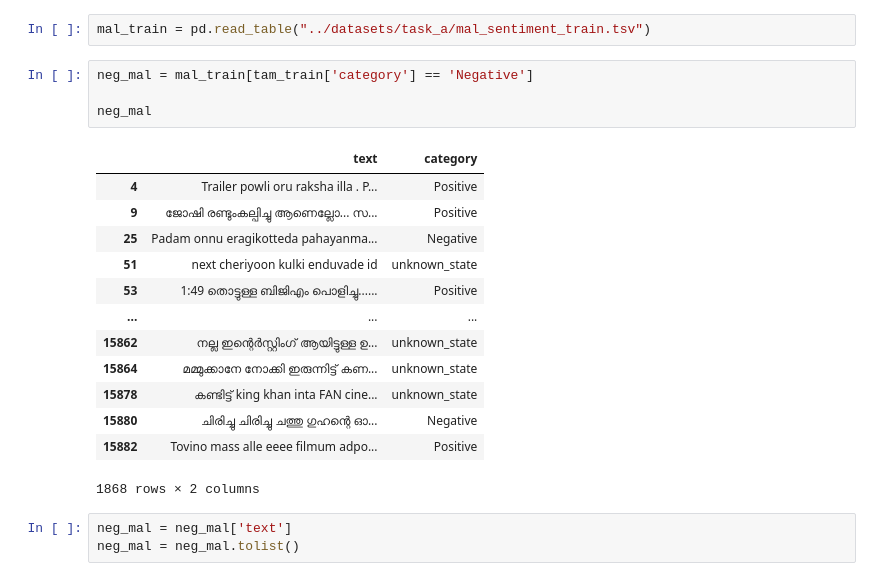
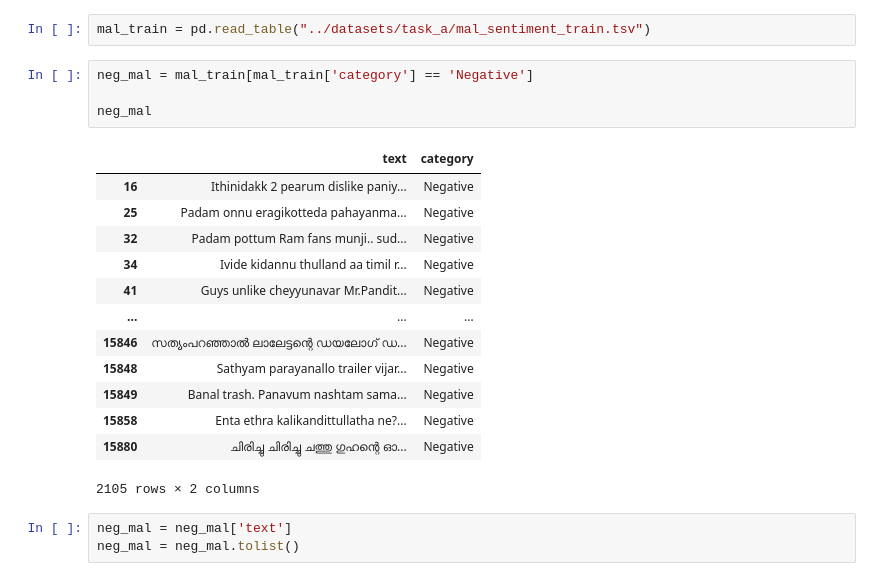
Before and after one commit to AdrianGarciaH/Homophobia, a Jupyter notebook: task_a_code/Translate_tamil_neg.ipynb, the cells around one changed output. Cells and saved outputs as stored; diff of their text form.

```diff
--- a/task_a_code/Translate_tamil_neg.ipynb
+++ b/task_a_code/Translate_tamil_neg.ipynb
@@ -56,23 +56,23 @@ neg_tam
 # %%
 mal_train = pd.read_table("../datasets/task_a/mal_sentiment_train.tsv")
 # %%
-neg_mal = mal_train[tam_train['category'] == 'Negative']
+neg_mal = mal_train[mal_train['category'] == 'Negative']
 
 neg_mal
 # %% [output]
 |  | text | category |
-| 4 | Trailer powli oru raksha illa . P... | Positive |
-| 9 | ജോഷി രണ്ടുംകല്പിച്ചു ആണെല്ലോ... സ... | Positive |
+| 16 | Ithinidakk 2 pearum dislike paniy... | Negative |
 | 25 | Padam onnu eragikotteda pahayanma... | Negative |
-| 51 | next cheriyoon kulki enduvade id | unknown_state |
-| 53 | 1:49 തൊട്ടുള്ള ബിജിഎം പൊളിച്ചു...... | Positive |
+| 32 | Padam pottum Ram fans munji.. sud... | Negative |
+| 34 | Ivide kidannu thulland aa timil r... | Negative |
+| 41 | Guys unlike cheyyunavar Mr.Pandit... | Negative |
 | ... | ... | ... |
-| 15862 | നല്ല ഇന്റെർസ്റ്റിംഗ് ആയിട്ടുള്ള ഉ... | unknown_state |
-| 15864 | മമ്മുക്കാനേ നോക്കി ഇരുന്നിട്ട് കണ... | unknown_state |
-| 15878 | കണ്ടിട്ട് king khan inta FAN cine... | unknown_state |
+| 15846 | സത്യംപറഞ്ഞാൽ ലാലേട്ടന്റെ ഡയലോഗ് ഡ... | Negative |
+| 15848 | Sathyam parayanallo trailer vijar... | Negative |
+| 15849 | Banal trash. Panavum nashtam sama... | Negative |
+| 15858 | Enta ethra kalikandittullatha ne?... | Negative |
 | 15880 | ചിരിച്ചു ചിരിച്ചു ചത്തു ഗുഹന്റെ ഓ... | Negative |
-| 15882 | Tovino mass alle eeee filmum adpo... | Positive |
-1868 rows × 2 columns
+2105 rows × 2 columns
 # %%
 neg_mal = neg_mal['text']
 neg_mal = neg_mal.tolist()
```
Also changed, not shown: parts of 6 cells of this notebook, 5 other files.
